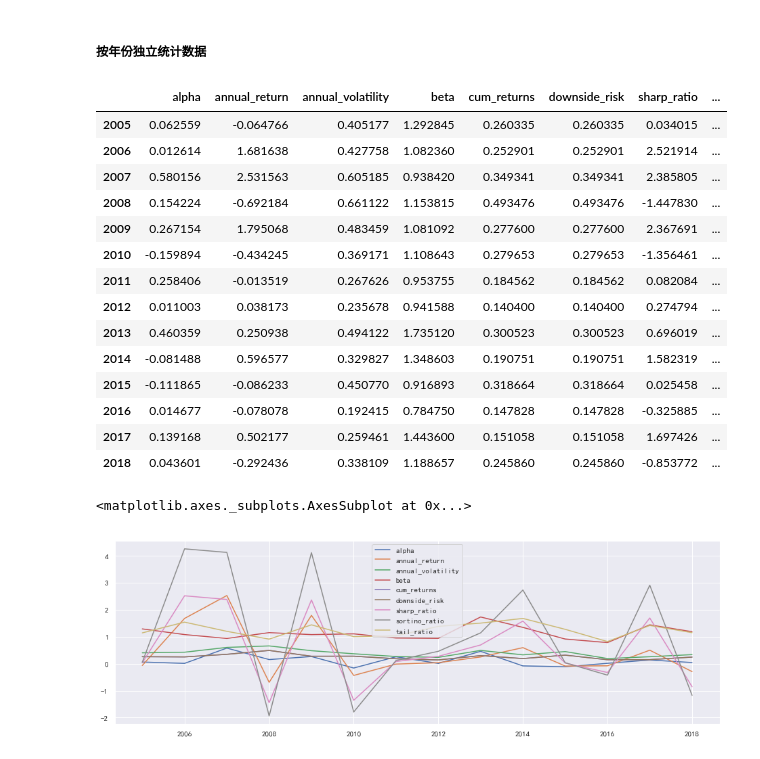
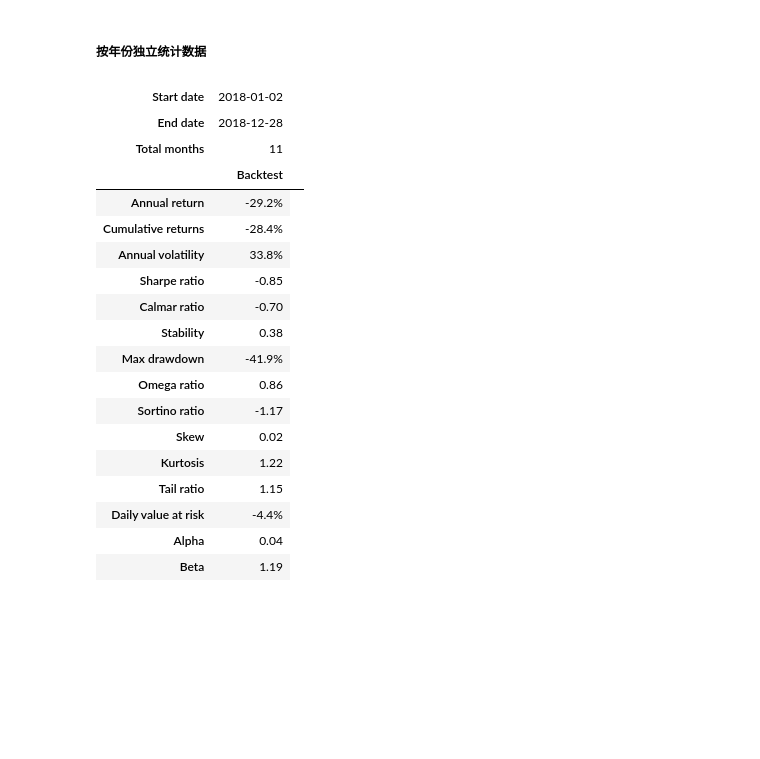
Before and after one commit to GuQiangJS/finance_ai_py, a Jupyter notebook: example/999.001.以布林带测算最后一个交易日可买股票.ipynb, the cells around one changed output. Drawn from its saved outputs; the diff is of its cells as text; code cells hidden in the pictures; blank space fills up the shorter version.

```diff
--- a/example/999.001.以布林带测算最后一个交易日可买股票.ipynb
+++ b/example/999.001.以布林带测算最后一个交易日可买股票.ipynb
@@ -338,48 +366,24 @@ Name: close, dtype: float64
 # %% [markdown]
 ##### 按年份独立统计数据
-# %%
-d={}
-risk_free =0
-for year in range(start_date.year,date.today().year):
-    d[year]={}
-    data_qfq_daily_return_remove_code=data_qfq_daily_return.reset_index().drop(columns=['code']).set_index('date')
-    zs_daily_return_remove_code=zs_data_daily_return.reset_index().drop(columns=['code']).set_index('date')
-    data_qfq_daily_return_remove_code_year=data_qfq_daily_return_remove_code[data_qfq_daily_return_remove_code.index.year==year]#当年股票日收益（前复权）
-    zs_daily_return_remove_code_year=zs_daily_return_remove_code[zs_daily_return_remove_code.index.year==year]#当年指数日收益
-    d[year]['alpha']=pf.timeseries.alpha(data_qfq_daily_return_remove_code_year,zs_daily_return_remove_code_year)
-    d[year]['beta']=pf.timeseries.beta(data_qfq_daily_return_remove_code_year,zs_daily_return_remove_code_year)
-    d[year]['sharp_ratio']=pf.timeseries.sharpe_ratio(data_qfq_daily_return_remove_code_year,risk_free)[0]
-    d[year]['tail_ratio']=pf.timeseries.tail_ratio(data_qfq_daily_return_remove_code_year)
-    d[year]['annual_return']=pf.timeseries.annual_return(data_qfq_daily_return_remove_code_year)[0]#年化收益
-    d[year]['annual_volatility']=pf.timeseries.annual_volatility(data_qfq_daily_return_remove_code_year)[0]#年化波动率
-#     d[year]['omega_ratio']=pf.timeseries.omega_ratio(data_qfq_daily_return_remove_code_year,risk_free)#Omega比率
-    d[year]['sortino_ratio']=pf.timeseries.sortino_ratio(data_qfq_daily_return_remove_code_year)[0]#sortino比率
-    d[year]['downside_risk']=pf.timeseries.downside_risk(data_qfq_daily_return_remove_code_year)[0]#下降风险
-    d[year]['cum_returns']=pf.timeseries.downside_risk(data_qfq_daily_return_remove_code_year)[0]
-#     d[year]['open_hfq']=data_hfq.head(1)['close'][0]
-#     d[year]['close_hfq']=data_hfq.head(1)['close'][0]
-#     d[year]['open_qfq']=data_qfq.head(1)['close'][0]
-#     d[year]['close_qfq']=data_qfq.head(1)['close'][0]
-#     d[year]['change_qfq']=d[year]['close_qfq']-d[year]['open_qfq']
-#     d[year]['change_hfq']=d[year]['close_hfq']-d[year]['open_hfq']
-#     d[year]['aggregate_returns']=np.(data_qfq_daily_return_remove_code,'yearly')
-pd.DataFrame.from_dict(d).T
-pd.DataFrame.from_dict(d).T.plot()
-# %% [output]
-|  | alpha | annual_return | annual_volatility | beta | cum_returns | downside_risk | sharp_ratio | ... |
-| 2005 | 0.062559 | -0.064766 | 0.405177 | 1.292845 | 0.260335 | 0.260335 | 0.034015 | ... |
-| 2006 | 0.012614 | 1.681638 | 0.427758 | 1.082360 | 0.252901 | 0.252901 | 2.521914 | ... |
-| 2007 | 0.580156 | 2.531563 | 0.605185 | 0.938420 | 0.349341 | 0.349341 | 2.385805 | ... |
-| 2008 | 0.154224 | -0.692184 | 0.661122 | 1.153815 | 0.493476 | 0.493476 | -1.447830 | ... |
-| 2009 | 0.267154 | 1.795068 | 0.483459 | 1.081092 | 0.277600 | 0.277600 | 2.367691 | ... |
-| 2010 | -0.159894 | -0.434245 | 0.369171 | 1.108643 | 0.279653 | 0.279653 | -1.356461 | ... |
-| 2011 | 0.258406 | -0.013519 | 0.267626 | 0.953755 | 0.184562 | 0.184562 | 0.082084 | ... |
-| 2012 | 0.011003 | 0.038173 | 0.235678 | 0.941588 | 0.140400 | 0.140400 | 0.274794 | ... |
-| 2013 | 0.460359 | 0.250938 | 0.494122 | 1.735120 | 0.300523 | 0.300523 | 0.696019 | ... |
-| 2014 | -0.081488 | 0.596577 | 0.329827 | 1.348603 | 0.190751 | 0.190751 | 1.582319 | ... |
-| 2015 | -0.111865 | -0.086233 | 0.450770 | 0.916893 | 0.318664 | 0.318664 | 0.025458 | ... |
-| 2016 | 0.014677 | -0.078078 | 0.192415 | 0.784750 | 0.147828 | 0.147828 | -0.325885 | ... |
-| 2017 | 0.139168 | 0.502177 | 0.259461 | 1.443600 | 0.151058 | 0.151058 | 1.697426 | ... |
-| 2018 | 0.043601 | -0.292436 | 0.338109 | 1.188657 | 0.245860 | 0.245860 | -0.853772 | ... |
-<matplotlib.axes._subplots.AxesSubplot at 0x...>
-[figure, removed]
+# %%
+pf.plotting.show_perf_stats(data_qfq_daily_return_remove_code_year.close, zs_daily_return_remove_code_year.close)
+# %% [output]
+| Start date | 2018-01-02 |  |
+| End date | 2018-12-28 |  |
+| Total months | 11 |  |
+|  | Backtest |
+| Annual return | -29.2% |
+| Cumulative returns | -28.4% |
+| Annual volatility | 33.8% |
+| Sharpe ratio | -0.85 |
+| Calmar ratio | -0.70 |
+| Stability | 0.38 |
+| Max drawdown | -41.9% |
+| Omega ratio | 0.86 |
+| Sortino ratio | -1.17 |
+| Skew | 0.02 |
+| Kurtosis | 1.22 |
+| Tail ratio | 1.15 |
+| Daily value at risk | -4.4% |
+| Alpha | 0.04 |
+| Beta | 1.19 |
```
Also changed, not shown: parts of 17 cells of this notebook.
